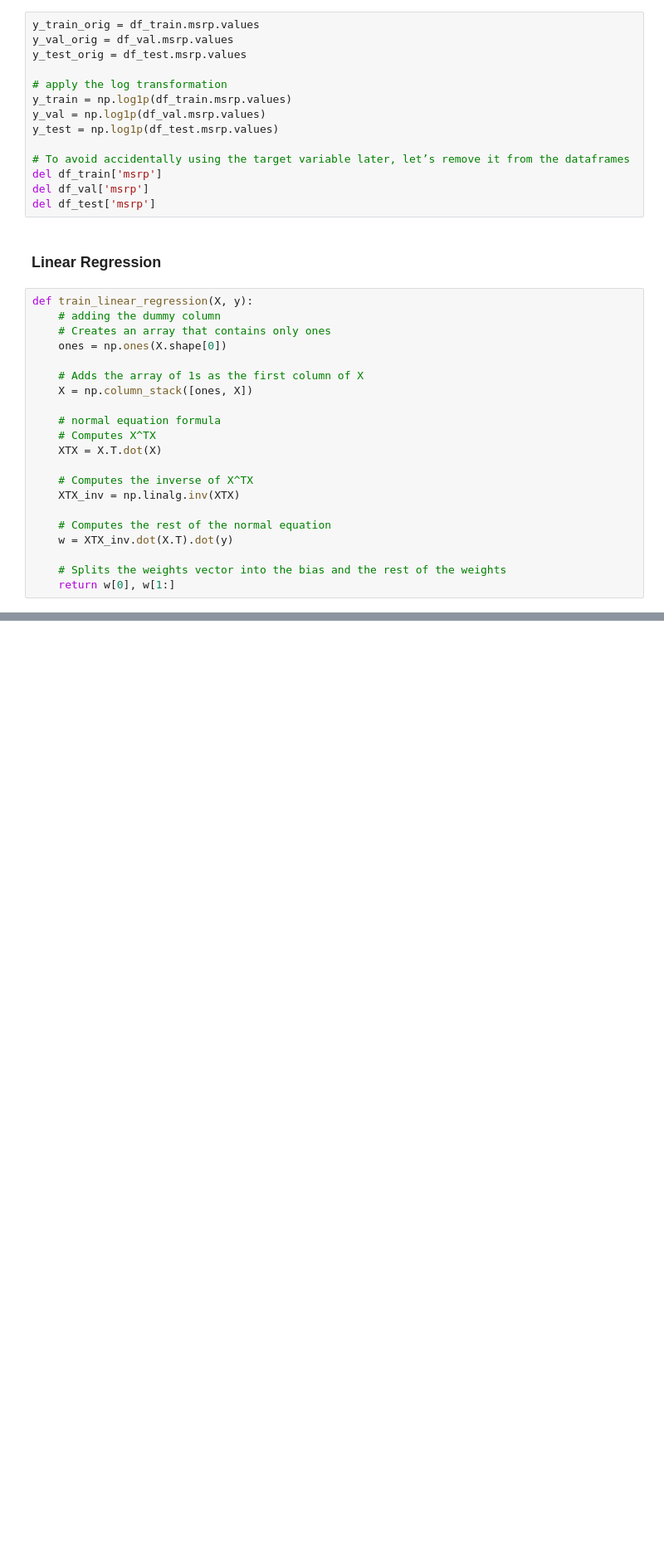
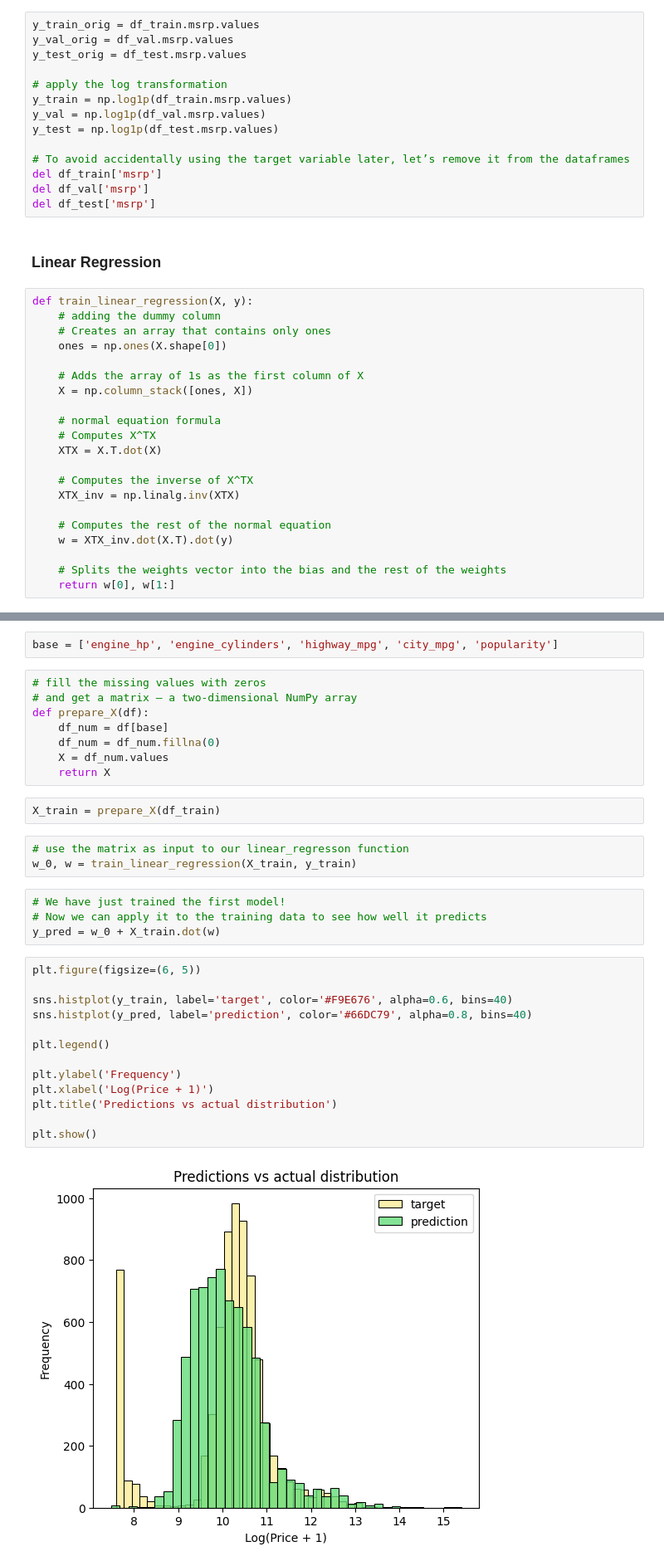
Before and after one commit to Elliot518/machine-learning-camp, a Jupyter notebook: regression/demo.ipynb, the cells around one changed output, grey strips where cells are left out. Shown: that part at 83% size. Cells and saved outputs as stored; diff of their text form; blank space fills up the shorter version.

```diff
--- a/regression/demo.ipynb
+++ b/regression/demo.ipynb
@@ -213,0 +216,34 @@ def train_linear_regression(X, y):
+# %%
+base = ['engine_hp', 'engine_cylinders', 'highway_mpg', 'city_mpg', 'popularity']
+# %%
+# fill the missing values with zeros
+# and get a matrix — a two-dimensional NumPy array
+def prepare_X(df):
+    df_num = df[base]
+    df_num = df_num.fillna(0)
+    X = df_num.values
+    return X
+# %%
+X_train = prepare_X(df_train)
+# %%
+# use the matrix as input to our linear_regresson function
+w_0, w = train_linear_regression(X_train, y_train)
+# %%
+# We have just trained the first model!
+# Now we can apply it to the training data to see how well it predicts
+y_pred = w_0 + X_train.dot(w)
+# %%
+plt.figure(figsize=(6, 5))
+
+sns.histplot(y_train, label='target', color='#F9E676', alpha=0.6, bins=40)
+sns.histplot(y_pred, label='prediction', color='#66DC79', alpha=0.8, bins=40)
+
+plt.legend()
+
+plt.ylabel('Frequency')
+plt.xlabel('Log(Price + 1)')
+plt.title('Predictions vs actual distribution')
+
+plt.show()
+# %% [output]
+[figure, added]
```
Also changed, not shown: parts of 1 cell of this notebook.
